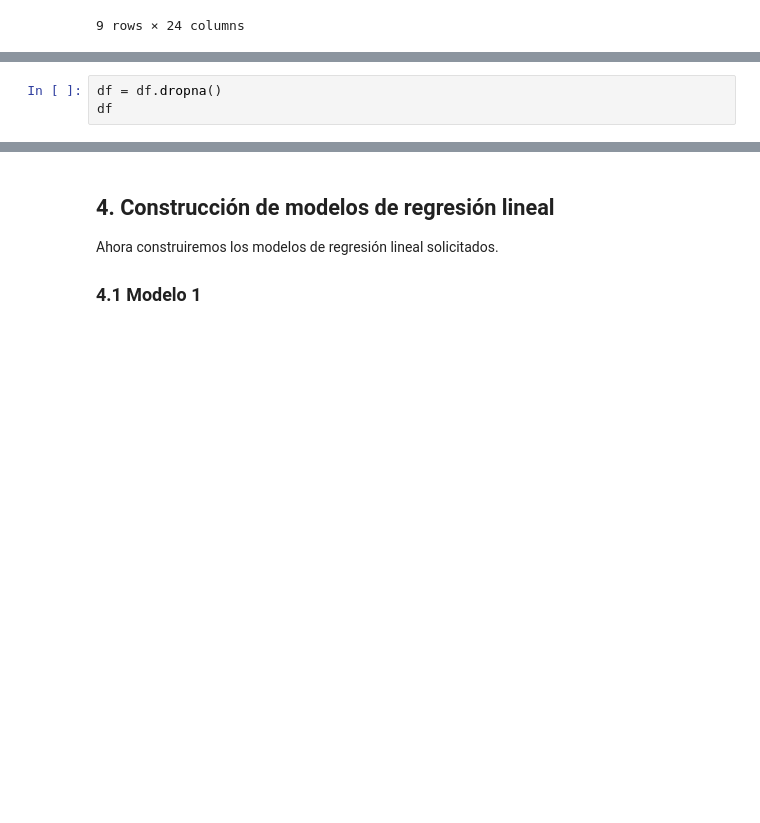
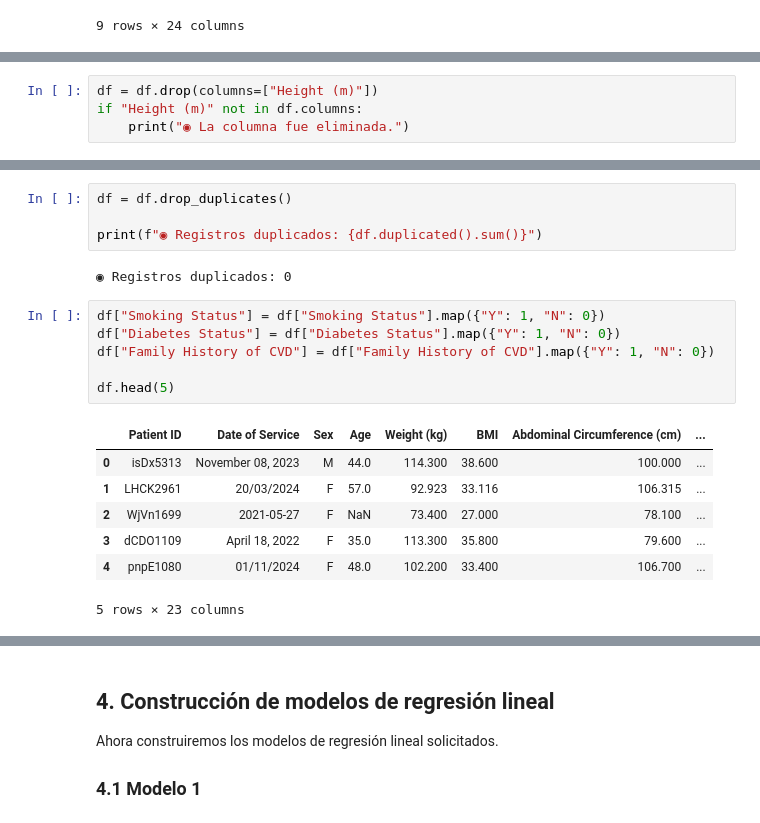
Before and after one commit to lfelipesales/Laboratorios-AprendizajeDeMaquina, a Jupyter notebook: LAB1/Laboratorio1.ipynb, the cells around one changed output, grey strips where cells are left out. Drawn from its saved outputs; the diff is of its cells as text; blank space fills up the shorter version.

```diff
--- a/LAB1/Laboratorio1.ipynb
+++ b/LAB1/Laboratorio1.ipynb
@@ -95,4 +121,5 @@ Con base en los hallazgos del análisis anterior preparamos los datos para el mo
 # %%
-df = df.dropna()
-df
+df = df.drop(columns=["Height (m)"])
+if "Height (m)" not in df.columns:
+    print("◉ La columna fue eliminada.")
 # %% [output]
@@ -111,0 +127,20 @@ df
+# %%
+df = df.drop_duplicates()
+
+print(f"◉ Registros duplicados: {df.duplicated().sum()}")
+# %% [output]
+◉ Registros duplicados: 0
+# %%
+df["Smoking Status"] = df["Smoking Status"].map({"Y": 1, "N": 0})
+df["Diabetes Status"] = df["Diabetes Status"].map({"Y": 1, "N": 0})
+df["Family History of CVD"] = df["Family History of CVD"].map({"Y": 1, "N": 0})
+
+df.head(5)
+# %% [output]
+|  | Patient ID | Date of Service | Sex | Age | Weight (kg) | BMI | Abdominal Circumference (cm) | ... |
+| 0 | isDx5313 | November 08, 2023 | M | 44.0 | 114.300 | 38.600 | 100.000 | ... |
+| 1 | LHCK2961 | 20/03/2024 | F | 57.0 | 92.923 | 33.116 | 106.315 | ... |
+| 2 | WjVn1699 | 2021-05-27 | F | NaN | 73.400 | 27.000 | 78.100 | ... |
+| 3 | dCDO1109 | April 18, 2022 | F | 35.0 | 113.300 | 35.800 | 79.600 | ... |
+| 4 | pnpE1080 | 01/11/2024 | F | 48.0 | 102.200 | 33.400 | 106.700 | ... |
+5 rows × 23 columns
```
Also changed, not shown: parts of 8 cells of this notebook.
